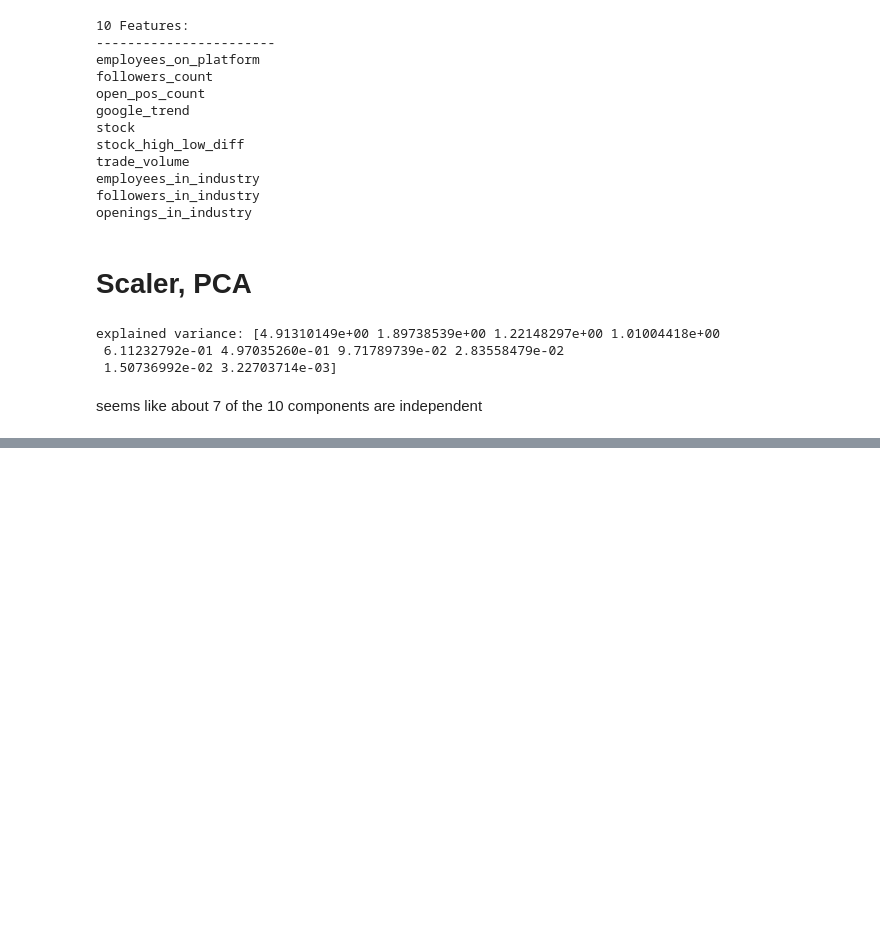
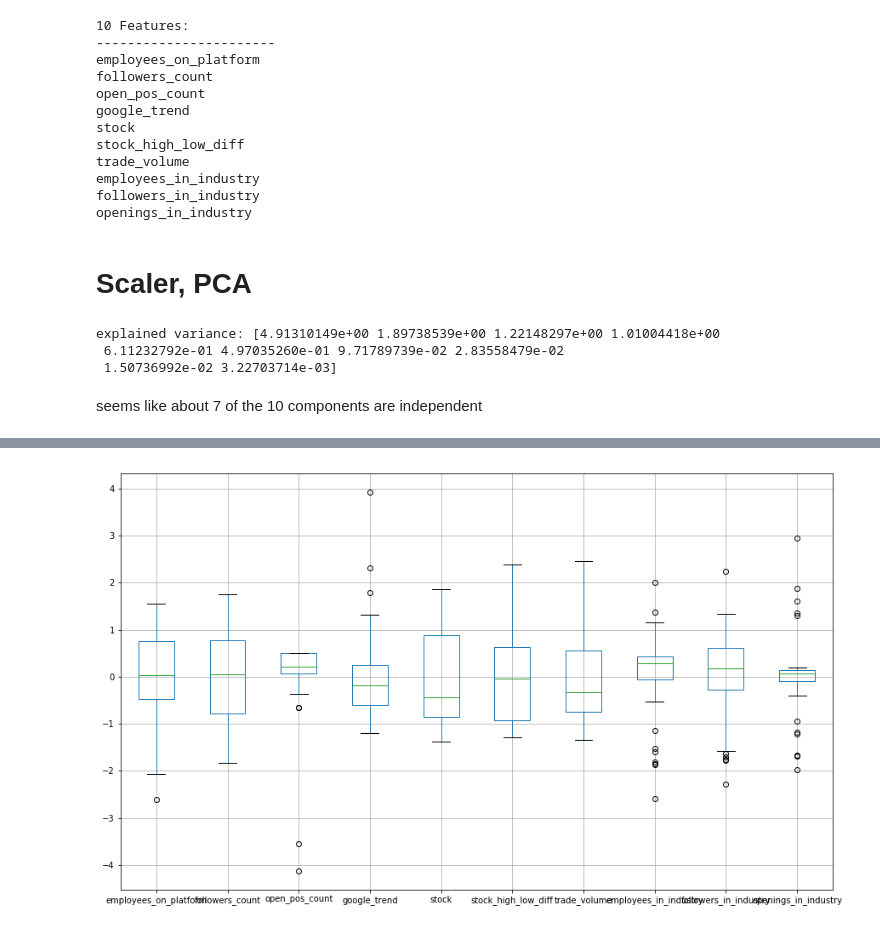
Before and after one commit to BoGGoG/DataIncubatorProject, a Jupyter notebook: DataExploration_Activision.ipynb, the cells around one changed output, grey strips where cells are left out. Cells and saved outputs as stored; diff of their text form; code cells hidden in the pictures; blank space fills up the shorter version.

```diff
--- a/DataExploration_Activision.ipynb
+++ b/DataExploration_Activision.ipynb
@@ -75,0 +79,4 @@ Index(['employees_on_platform', 'followers_count', 'open_pos_count',
+# %%
+activision_std.boxplot();
+# %% [output]
+[figure, added]
```
Also changed, not shown: parts of 8 cells of this notebook, 3 other files.
